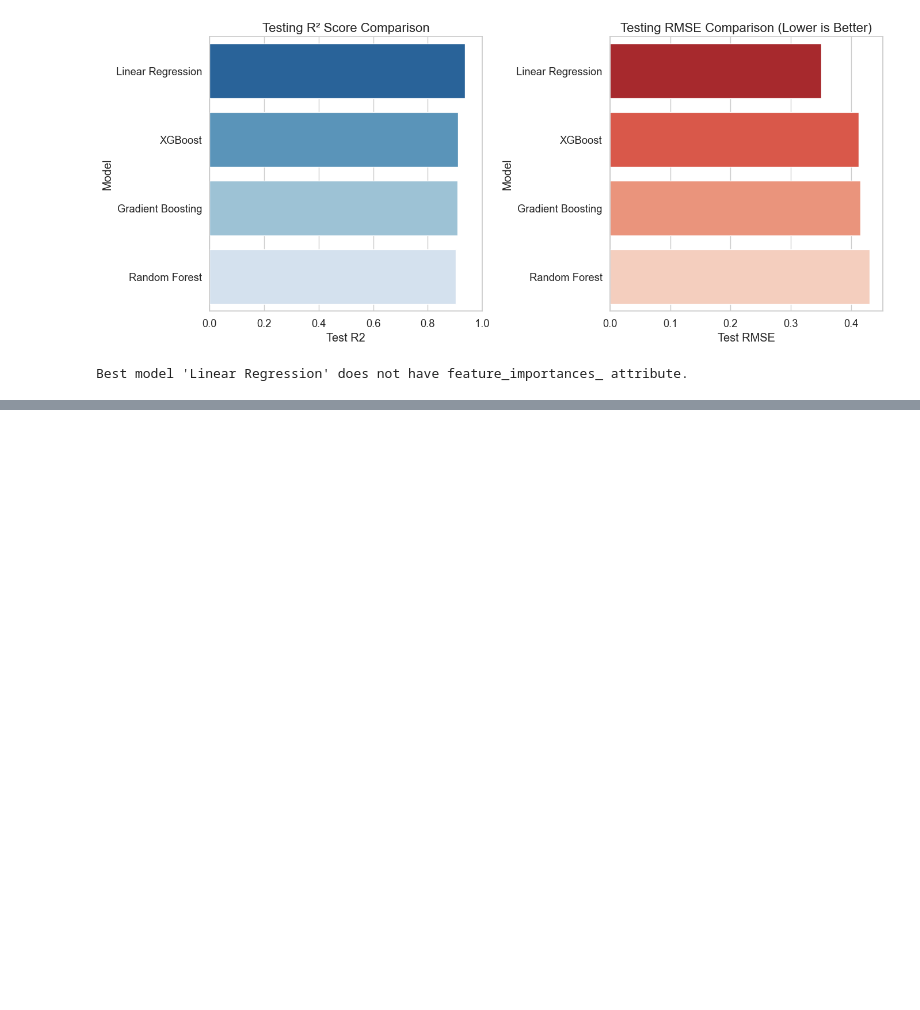
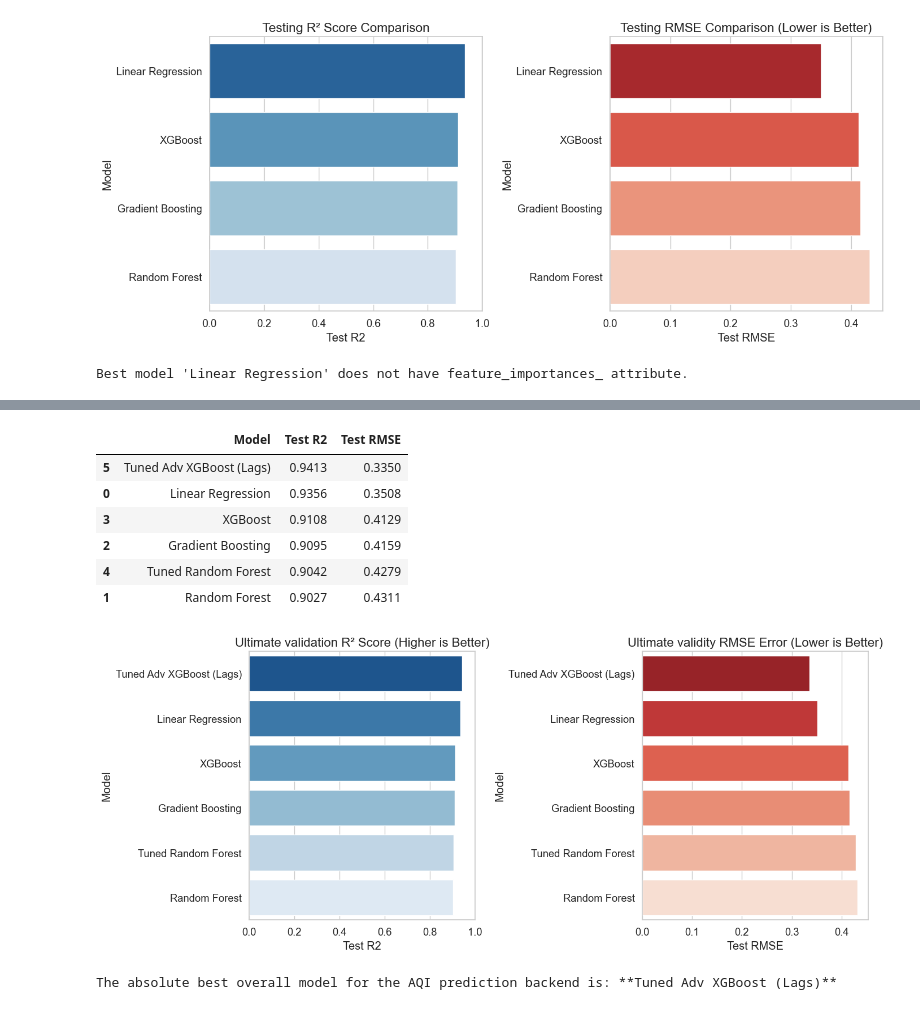
Before and after one commit to nitish-002/AQI-Prediction-Random-Forest, a Jupyter notebook: ML-Model/RFModel.ipynb, the cells around one changed output, grey strips where cells are left out. Cells and saved outputs as stored; diff of their text form; code cells hidden in the pictures; blank space fills up the shorter version.

Commit message:
added backend and finalized the ML model

```diff
--- a/ML-Model/RFModel.ipynb
+++ b/ML-Model/RFModel.ipynb
@@ -182,8 +182,7 @@ for w in pollutant_windows:
     df[f'NOx_roll_{w}'] = df['NOx(GT)'].rolling(window=w).mean()
     df[f'NO2_roll_{w}'] = df['NO2(GT)'].rolling(window=w).mean()
 
-df['T_RH_i# 5. Interaction Terms
-nteraction'] = df['T'] * df['RH']
+df['T_RH_i# 5. Interaction Terms interaction'] = df['T'] * df['RH']
 
 # Drop rows with NaNs generated by shifting and rolling operations
 df.dropna(inplace=True)
@@ -298,0 +444,51 @@ Best model 'Linear Regression' does not have feature_importances_ attribute.
+# %%
+import pandas as pd
+import matplotlib.pyplot as plt
+import seaborn as sns
+
+# Build isolated dataframe context for our new Tuned Models
+tuned_results = pd.DataFrame([
+    {"Model": "Tuned Random Forest", "Test R2": tuned_r2, "Test RMSE": tuned_rmse},
+    {"Model": "Tuned Adv XGBoost (Lags)", "Test R2": xgb_tuned_r2, "Test RMSE": xgb_tuned_rmse}
+])
+
+# Combine with the original baseline 'results_df' dataframe
+try:
+    final_comparison_df = pd.concat([results_df[['Model', 'Test R2', 'Test RMSE']], tuned_results], ignore_index=True)
+except NameError:
+    # Fallback in case 'results_df' was overwritten or isn't in memory
+    final_comparison_df = tuned_results
+
+# Sort strictly by best performing R2 score
+final_comparison_df = final_comparison_df.sort_values(by='Test R2', ascending=False)
+
+display(final_comparison_df)
+
+# Visualize Side-by-Side Validation
+plt.figure(figsize=(14, 6))
+
+plt.subplot(1, 2, 1)
+sns.barplot(x='Test R2', y='Model', data=final_comparison_df, palette='Blues_r')
+plt.title('Ultimate validation R² Score (Higher is Better)', fontsize=16)
+plt.xlim(0, 1)
+
+plt.subplot(1, 2, 2)
+sns.barplot(x='Test RMSE', y='Model', data=final_comparison_df.sort_values('Test RMSE', ascending=True), palette='Reds_r')
+plt.title('Ultimate validity RMSE Error (Lower is Better)', fontsize=16)
+
+plt.tight_layout()
+plt.show()
+
+# Declare best model structure
+best_overall_model = final_comparison_df.iloc[0]['Model']
+print(f"\nThe absolute best overall model for the AQI prediction backend is: **{best_overall_model}**")
+# %% [output]
+|  | Model | Test R2 | Test RMSE |
+| 5 | Tuned Adv XGBoost (Lags) | 0.9413 | 0.3350 |
+| 0 | Linear Regression | 0.9356 | 0.3508 |
+| 3 | XGBoost | 0.9108 | 0.4129 |
+| 2 | Gradient Boosting | 0.9095 | 0.4159 |
+| 4 | Tuned Random Forest | 0.9042 | 0.4279 |
+| 1 | Random Forest | 0.9027 | 0.4311 |
+[figure, added]
+The absolute best overall model for the AQI prediction backend is: **Tuned Adv XGBoost (Lags)**
```
Also changed, not shown: parts of 11 cells of this notebook, 10 other files.
